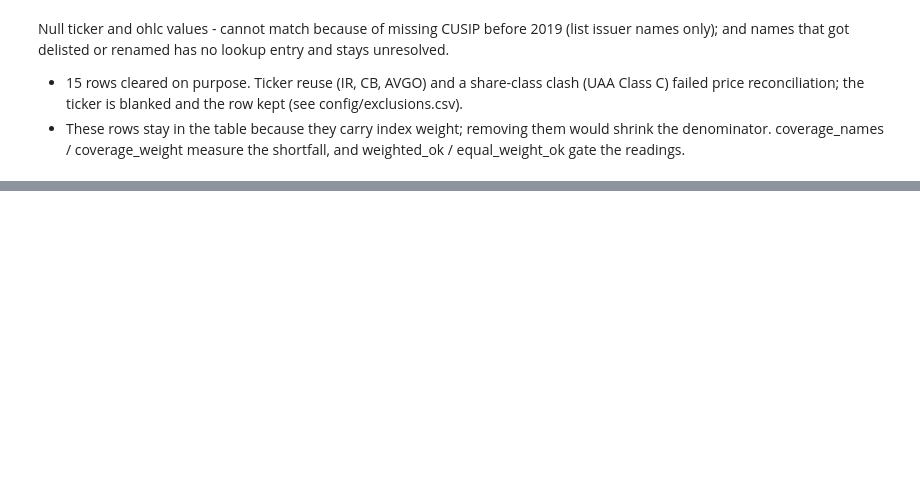
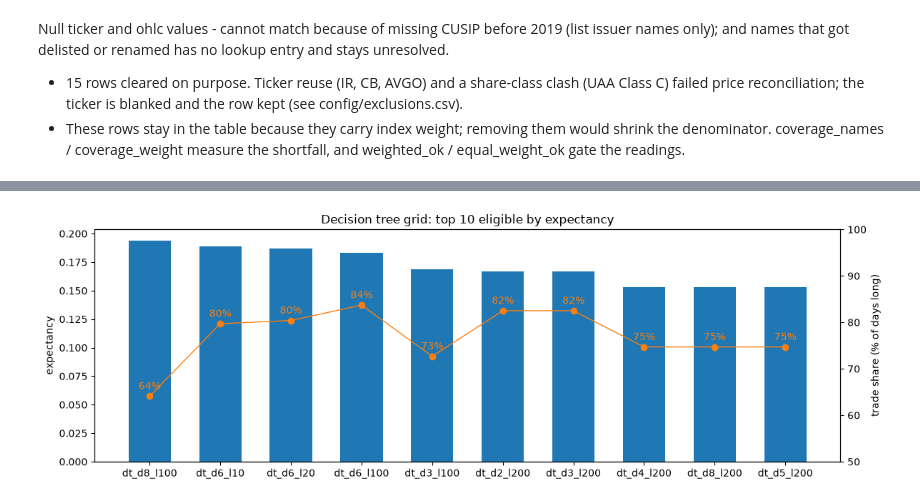
Before and after one commit to rlp-jym/zoomcamp-sma-cohort-2026, a Jupyter notebook: index-breadth-momentum/notebook.ipynb, the cells around one changed output, grey strips where cells are left out. Saved outputs shown, nothing was run; the diff lists cells and outputs as text; code cells hidden in the pictures; blank space fills up the shorter version.

```diff
--- a/index-breadth-momentum/notebook.ipynb
+++ b/index-breadth-momentum/notebook.ipynb
@@ -238,0 +590,19 @@ spy.head()
+# %%
+# decision tree tuning: depth and leaf size only, scored on validation
+
+grid = {"max_depth": [2, 3, 4, 5, 6, 8],
+        "min_samples_leaf": [10, 20, 50, 100, 200]}
+
+rows = []
+for depth, leaf in itertools.product(grid["max_depth"], grid["min_samples_leaf"]):
+    model = DecisionTreeRegressor(max_depth=depth, min_samples_leaf=leaf, random_state=RANDOM_STATE)
+    model.fit(train[FEATURES], train["rr_5d"])
+    s = pd.Series(model.predict(valid[FEATURES]) > 0, index=valid.index)
+    rows.append(kpi_row(f"dt_d{depth}_l{leaf}", s, valid, store=False))
+
+grid_dt = pd.DataFrame(rows)
+
+# selection: best expectancy, but only among models that actually time the market
+eligible = grid_dt[(grid_dt["trade_share_%"] <= 85) & (grid_dt["trades"] >= 100)]
+print(f"{len(eligible)} of {len(grid_dt)} grid points eligible")
+eligible.sort_values("expectancy_r", ascending=False).head(10).set_index("rule").round(3).T
@@ -238,0 +628,26 @@ spy.head()
+# %%
+# top 10 eligible trees by validation expectancy, against the unconditional mean
+import matplotlib.pyplot as plt
+
+top = eligible.sort_values("expectancy_r", ascending=False).head(10)
+baseline_exp = valid["rr_5d"].mean()
+
+fig, ax = plt.subplots(figsize=(12, 4))
+ax.bar(top["rule"], top["expectancy_r"], width=0.6)
+ax.axhline(0, color="black", lw=0.8)
+ax.set_ylabel("expectancy")
+ax.set_title("Decision tree grid: top 10 eligible by expectancy")
+ax.tick_params(axis="x", rotation=0)
+
+# secondary axis: how often each model is actually in the market (open exposure)
+ax2 = ax.twinx()
+ax2.plot(top["rule"], top["trade_share_%"], color="tab:orange", marker="o", lw=1)
+for x, y in zip(top["rule"], top["trade_share_%"]):
+    ax2.annotate(f"{y:.0f}%", (x, y), textcoords="offset points", xytext=(0, 7),
+                 ha="center", fontsize=10, color="tab:orange")
+ax2.set_ylabel("trade share (% of days long)")
+ax2.set_ylim(50, 100)
+
+plt.tight_layout()
+# %% [output]
+[figure, added]
```
Also changed, not shown: parts of 56 cells of this notebook, 2 other files.
